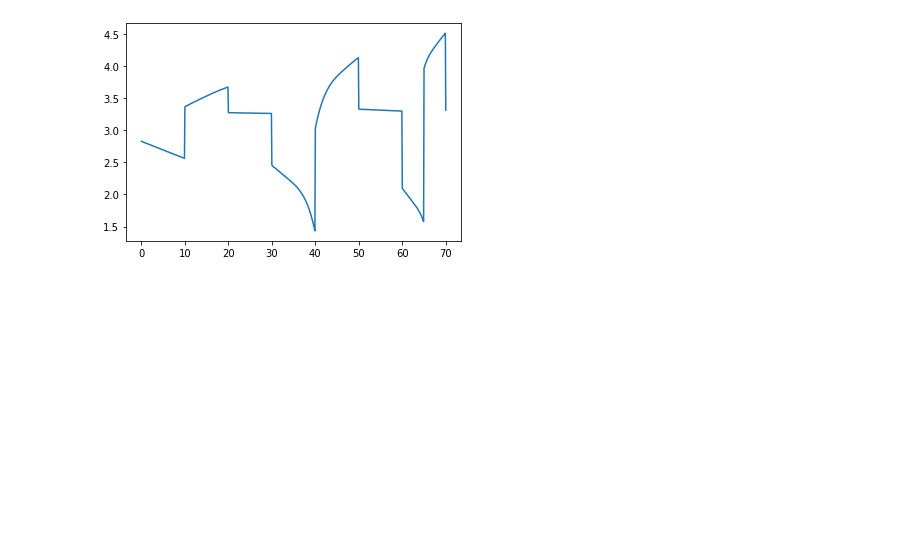
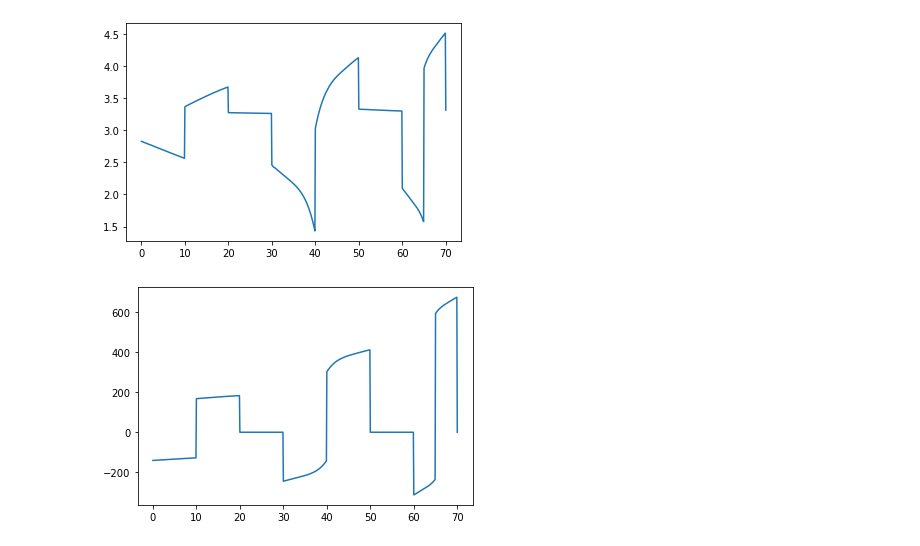
Before and after one commit to jzmnd/battery-systems-modeling-python, a Jupyter notebook: current-input-model.ipynb, the cells around one changed output. Saved outputs shown, nothing was run; the diff lists cells and outputs as text; code cells hidden in the pictures; blank space fills up the shorter version.

Commit message:
Added cell power

```diff
--- a/current-input-model.ipynb
+++ b/current-input-model.ipynb
@@ -91,3 +91,8 @@ plt.plot(time, model.Vb)
 plt.show()
 # %% [output]
 [figure]
+# %%
+plt.plot(time, model.cell_power)
+plt.show()
+# %% [output]
+[figure, added]
```
Also changed, not shown: 1 other file.
